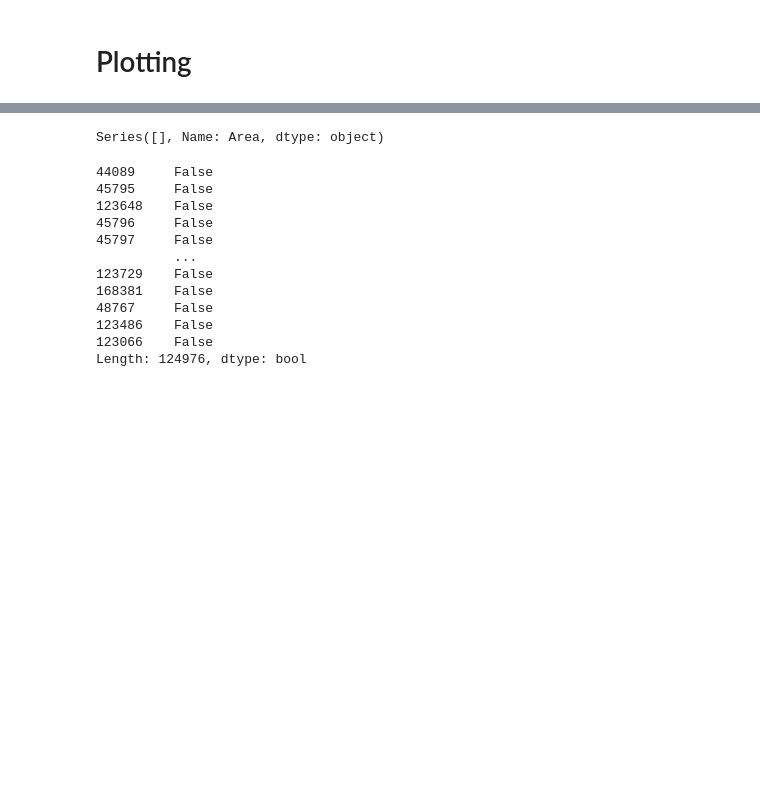
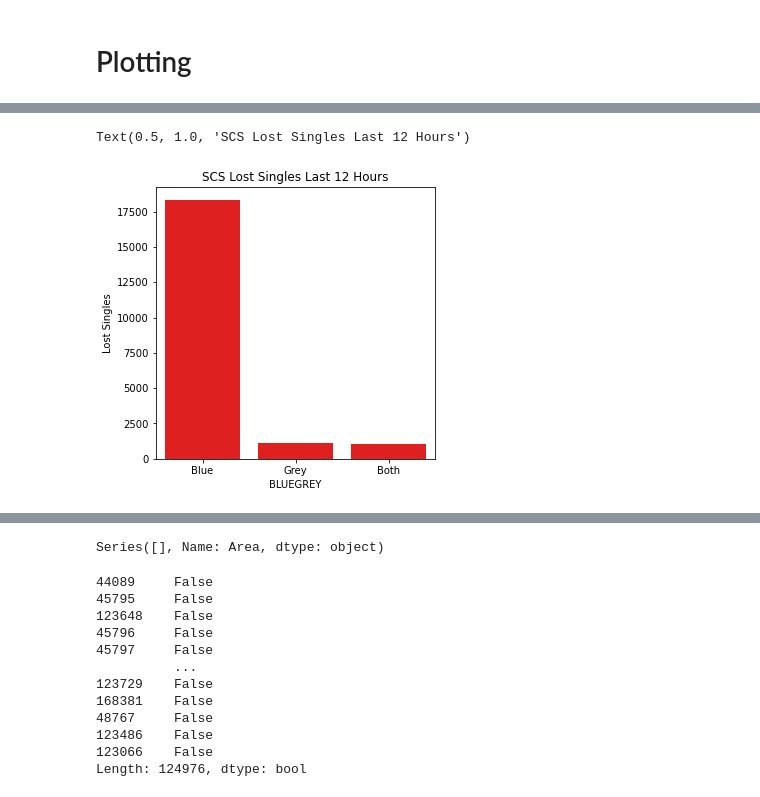
Before and after one commit to ch4413/scs, a Jupyter notebook: notebooks/Basic Model Jamie.ipynb, the cells around one changed output, grey strips where cells are left out. Saved outputs shown, nothing was run; the diff lists cells and outputs as text; code cells hidden in the pictures; blank space fills up the shorter version.

```diff
--- a/notebooks/Basic Model Jamie.ipynb
+++ b/notebooks/Basic Model Jamie.ipynb
@@ -197,12 +198,15 @@ sns.barplot(y='PTT081',x = 'Asset Code',data = PTT081.sort_values(by='PTT081',as
 plt.ylabel('Lost Singles')
 plt.title('PTT081 Lost Singles Last 12 Hours')
 # %%
-Total_colour = Output[['Tote Colour','Total']].groupby('Tote Colour').sum().reset_index()
+Total_colour = Output[['BLUEGREY','SINGLES']].groupby('BLUEGREY').sum().reset_index()
 # %%
 plt.figure(figsize=(5,5))
-sns.barplot(y='Total',x = 'Tote Colour',data = Total_colour.sort_values(by='Total',ascending=False),color = 'r')
+sns.barplot(y='SINGLES',x = 'BLUEGREY',data = Total_colour.sort_values(by='SINGLES',ascending=False),color = 'r')
 plt.ylabel('Lost Singles')
 plt.title('SCS Lost Singles Last 12 Hours')
+# %% [output]
+Text(0.5, 1.0, 'SCS Lost Singles Last 12 Hours')
+[figure, added]
 # %%
 Total_colour
 # %%
```
Also changed, not shown: parts of 18 cells of this notebook, 7 other files.
